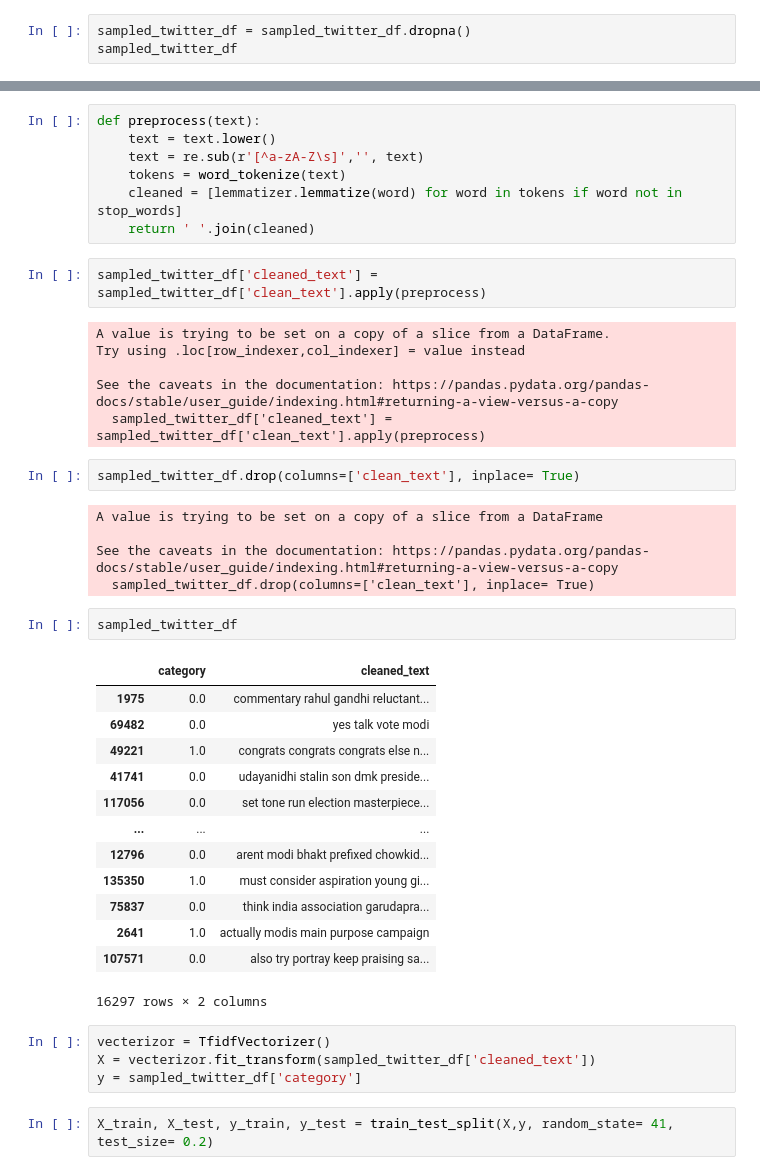
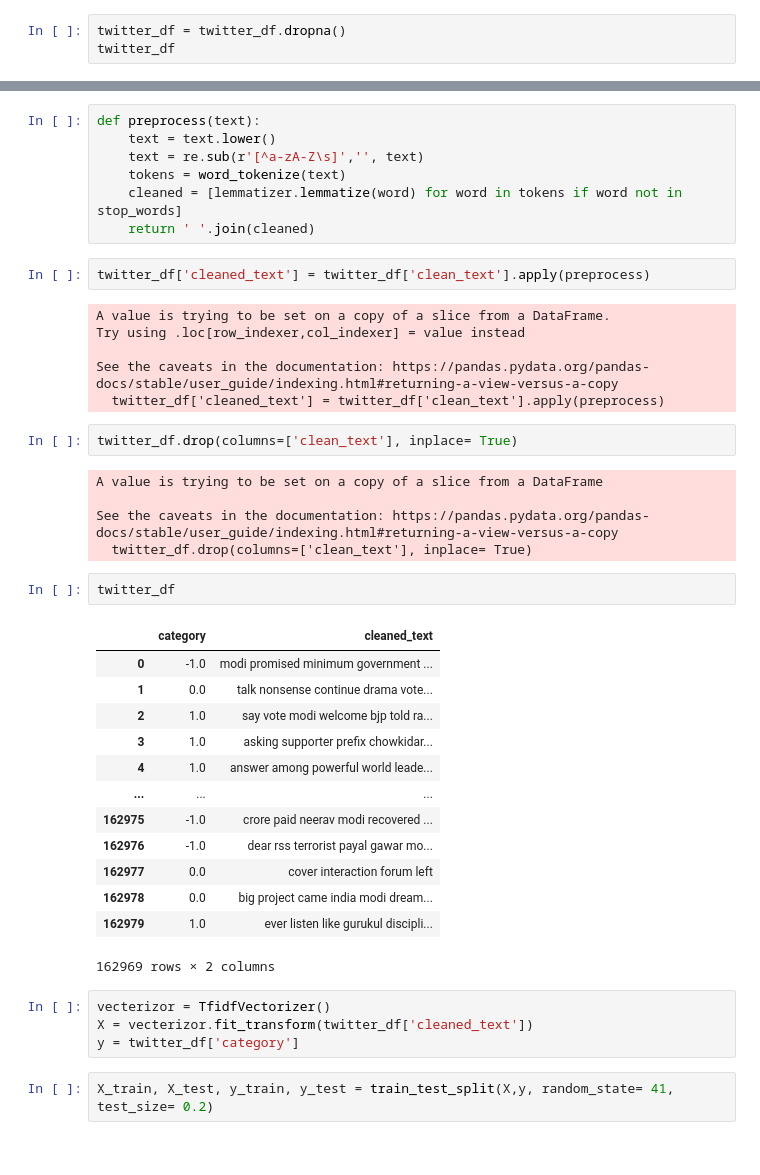
Before and after one commit to DThapaML/AL5.30class_exercise, a Jupyter notebook: twitter_sentimental_analysis.ipynb, the cells around one changed output, grey strips where cells are left out. Cells and saved outputs as stored; diff of their text form.

```diff
--- a/twitter_sentimental_analysis.ipynb
+++ b/twitter_sentimental_analysis.ipynb
@@ -61,7 +61,7 @@ sampled_twitter_df
 | 107571 | for and being then also and try p... | 0.0 |
 16298 rows × 2 columns
 # %%
-sampled_twitter_df = sampled_twitter_df.dropna()
-sampled_twitter_df
+twitter_df = twitter_df.dropna()
+twitter_df
 # %% [output]
 |  | clean_text | category |
@@ -108,40 +108,40 @@ def preprocess(text):
     cleaned = [lemmatizer.lemmatize(word) for word in tokens if word not in stop_words]
     return ' '.join(cleaned)
 # %%
-sampled_twitter_df['cleaned_text'] = sampled_twitter_df['clean_text'].apply(preprocess)
+twitter_df['cleaned_text'] = twitter_df['clean_text'].apply(preprocess)
 # %% [output]
 A value is trying to be set on a copy of a slice from a DataFrame.
 Try using .loc[row_indexer,col_indexer] = value instead
 
 See the caveats in the documentation: https://pandas.pydata.org/pandas-docs/stable/user_guide/indexing.html#returning-a-view-versus-a-copy
-  sampled_twitter_df['cleaned_text'] = sampled_twitter_df['clean_text'].apply(preprocess)
+  twitter_df['cleaned_text'] = twitter_df['clean_text'].apply(preprocess)
 # %%
-sampled_twitter_df.drop(columns=['clean_text'], inplace= True)
+twitter_df.drop(columns=['clean_text'], inplace= True)
 # %% [output]
 A value is trying to be set on a copy of a slice from a DataFrame
 
 See the caveats in the documentation: https://pandas.pydata.org/pandas-docs/stable/user_guide/indexing.html#returning-a-view-versus-a-copy
-  sampled_twitter_df.drop(columns=['clean_text'], inplace= True)
+  twitter_df.drop(columns=['clean_text'], inplace= True)
 # %%
-sampled_twitter_df
+twitter_df
 # %% [output]
 |  | category | cleaned_text |
-| 1975 | 0.0 | commentary rahul gandhi reluctant... |
-| 69482 | 0.0 | yes talk vote modi |
-| 49221 | 1.0 | congrats congrats congrats else n... |
-| 41741 | 0.0 | udayanidhi stalin son dmk preside... |
-| 117056 | 0.0 | set tone run election masterpiece... |
+| 0 | -1.0 | modi promised minimum government ... |
+| 1 | 0.0 | talk nonsense continue drama vote... |
+| 2 | 1.0 | say vote modi welcome bjp told ra... |
+| 3 | 1.0 | asking supporter prefix chowkidar... |
+| 4 | 1.0 | answer among powerful world leade... |
 | ... | ... | ... |
-| 12796 | 0.0 | arent modi bhakt prefixed chowkid... |
-| 135350 | 1.0 | must consider aspiration young gi... |
-| 75837 | 0.0 | think india association garudapra... |
-| 2641 | 1.0 | actually modis main purpose campaign |
-| 107571 | 0.0 | also try portray keep praising sa... |
+| 162975 | -1.0 | crore paid neerav modi recovered ... |
+| 162976 | -1.0 | dear rss terrorist payal gawar mo... |
+| 162977 | 0.0 | cover interaction forum left |
+| 162978 | 0.0 | big project came india modi dream... |
+| 162979 | 1.0 | ever listen like gurukul discipli... |
-16297 rows × 2 columns
+162969 rows × 2 columns
 # %%
 vecterizor = TfidfVectorizer()
-X = vecterizor.fit_transform(sampled_twitter_df['cleaned_text'])
-y = sampled_twitter_df['category']
+X = vecterizor.fit_transform(twitter_df['cleaned_text'])
+y = twitter_df['category']
 # %%
 X_train, X_test, y_train, y_test = train_test_split(X,y, random_state= 41, test_size= 0.2)
 # %%
```
Also changed, not shown: parts of 6 cells of this notebook.
